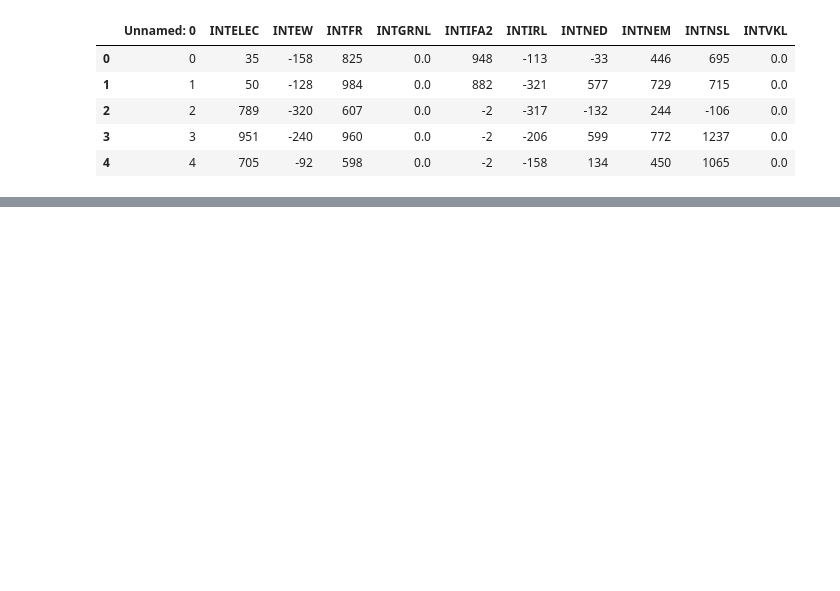
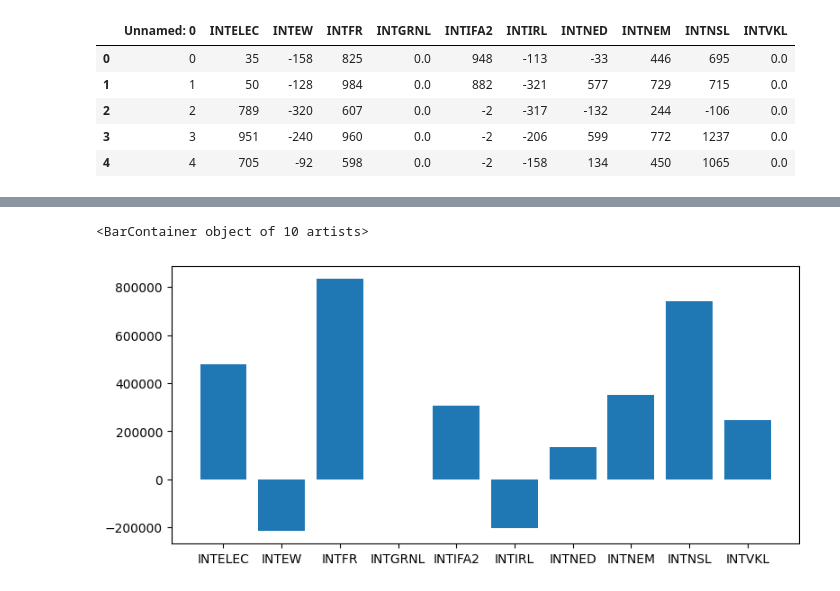
Before and after one commit to theglassofwater/Electricity, a Jupyter notebook: energy_mix/interconnectors.ipynb, the cells around one changed output, grey strips where cells are left out. Drawn from its saved outputs; the diff is of its cells as text; code cells hidden in the pictures; blank space fills up the shorter version.

```diff
--- a/energy_mix/interconnectors.ipynb
+++ b/energy_mix/interconnectors.ipynb
@@ -36,17 +37,0 @@ Index(['INTELEC', 'INTEW', 'INTFR', 'INTGRNL', 'INTIFA2', 'INTIRL', 'INTNED',
-# %%
-inters = set(df["FuelType"])
-inters_info = {i:[0]*4 for i in set(df["FuelType"])}
-inters_info = {
-    "name" : [i for i in inters],
-    "sum" : [0]*len(inters),
-    "max" : [0]*len(inters),
-    "min" : [0]*len(inters),
-    "count" : [0]*len(inters),
-}
-
-for i, inter in enumerate(inters):
-    inter_info = df[df["FuelType"] == inter]["Generation"]
-    inters_info["sum"][i] = inter_info.sum()
-    inters_info["max"][i] = inter_info.max()
-    inters_info["min"][i] = inter_info.min()
-    inters_info["count"][i] = len(inter_info)
@@ -134,0 +38,12 @@ Name: Generation, Length: 17567, dtype: int64
+# %%
+summed = [df[i].values.sum() for i in df.columns]
+
+fig, ax = plt.subplots(figsize = (9, 4))
+
+ax.bar(
+    x = df.columns,
+    height= summed
+)
+# %% [output]
+<BarContainer object of 10 artists>
+[figure, added]
```
Also changed, not shown: parts of 11 cells of this notebook, 2 other files.
